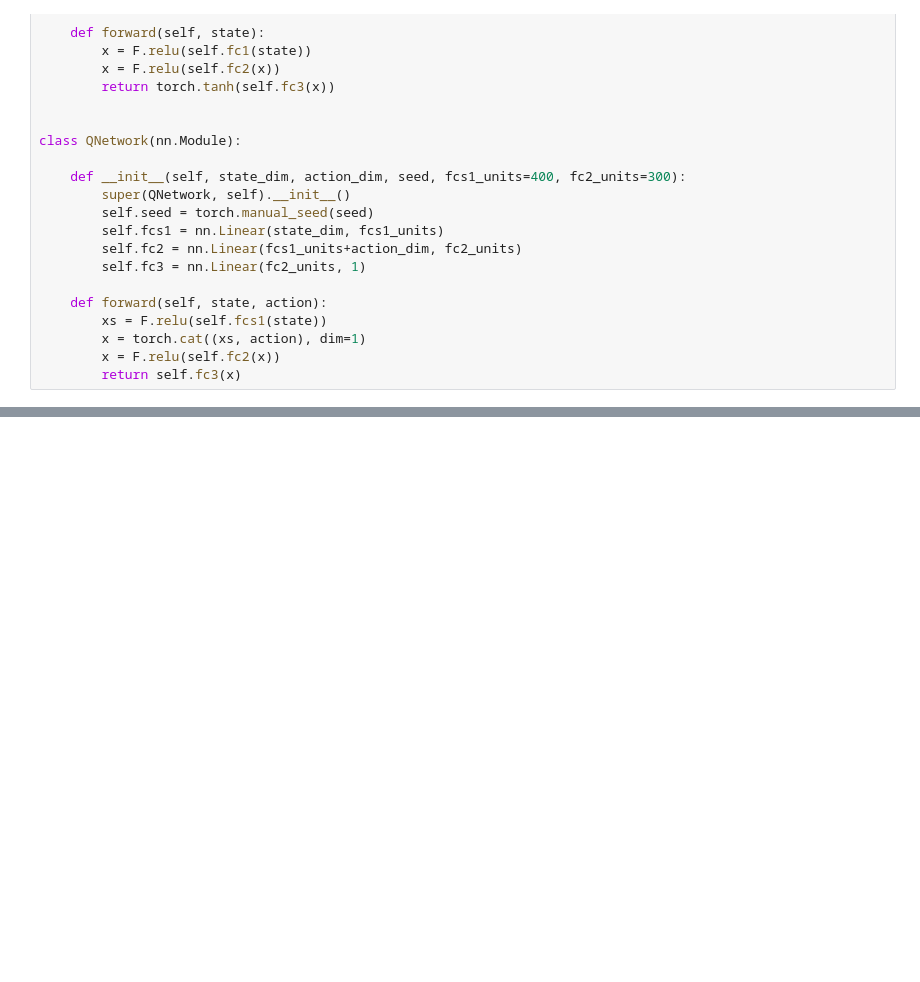
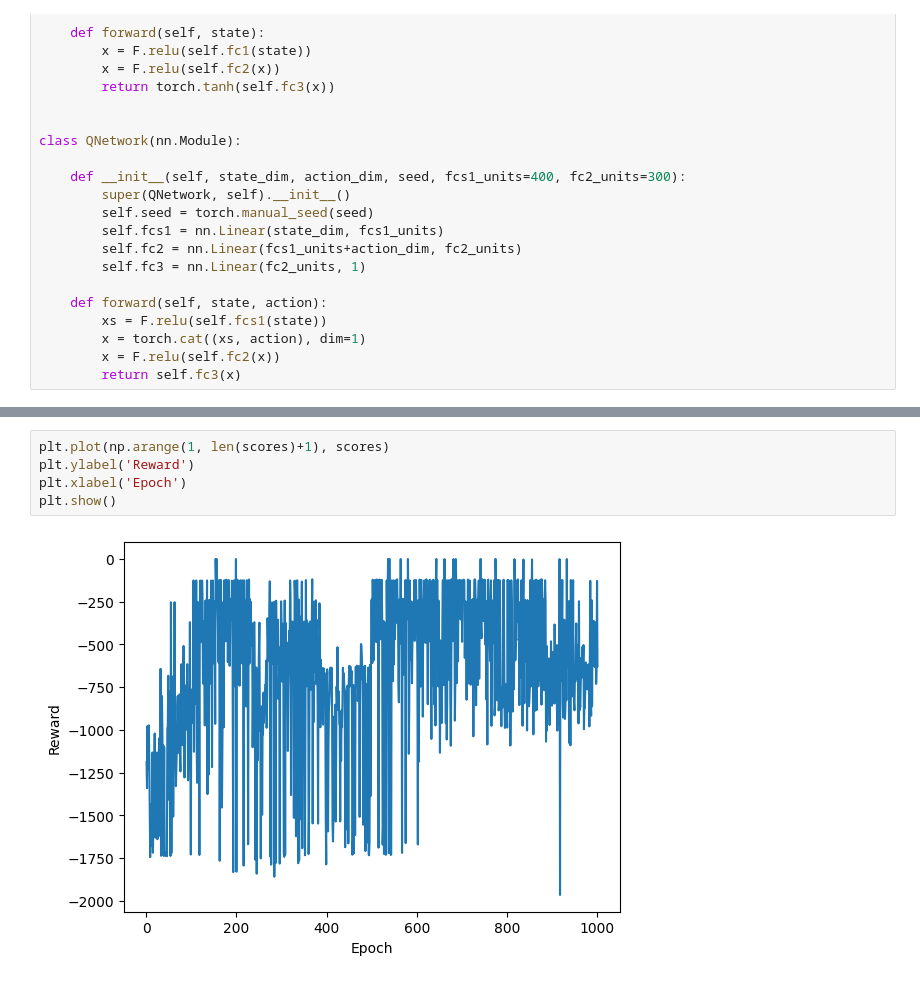
Before and after one commit to galib19/Temp_Jefferson_Lab_PDoc, a Jupyter notebook: problem_1.ipynb, the cells around one changed output, grey strips where cells are left out. Drawn from its saved outputs; the diff is of its cells as text; blank space fills up the shorter version.

```diff
--- a/problem_1.ipynb
+++ b/problem_1.ipynb
@@ -218,0 +222,7 @@ plt.show()
+# %%
+plt.plot(np.arange(1, len(scores)+1), scores)
+plt.ylabel('Reward')
+plt.xlabel('Epoch')
+plt.show()
+# %% [output]
+[figure, added]
```
Also changed, not shown: parts of 5 cells of this notebook.
